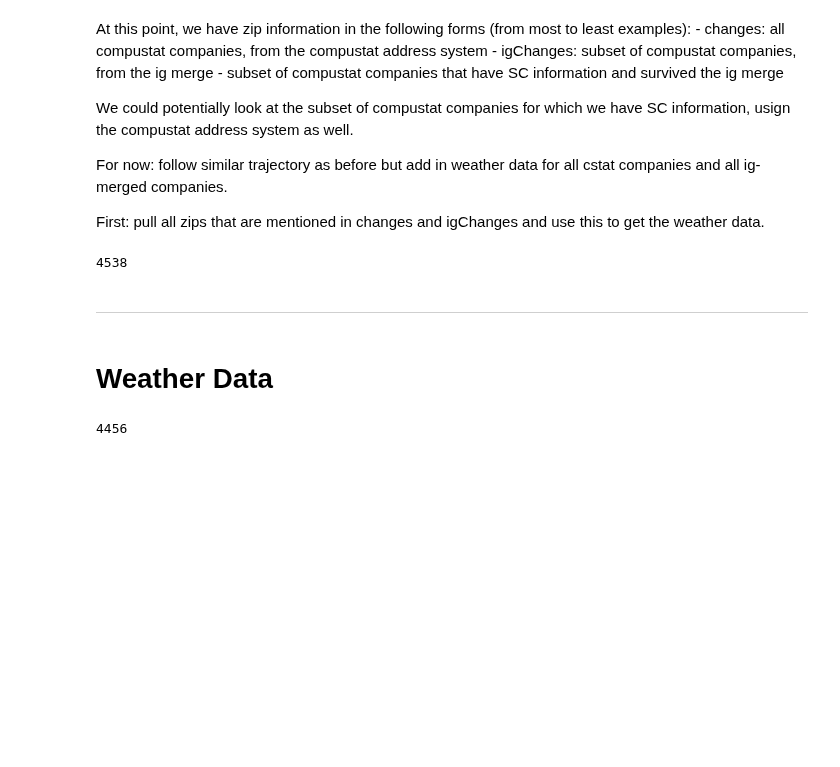
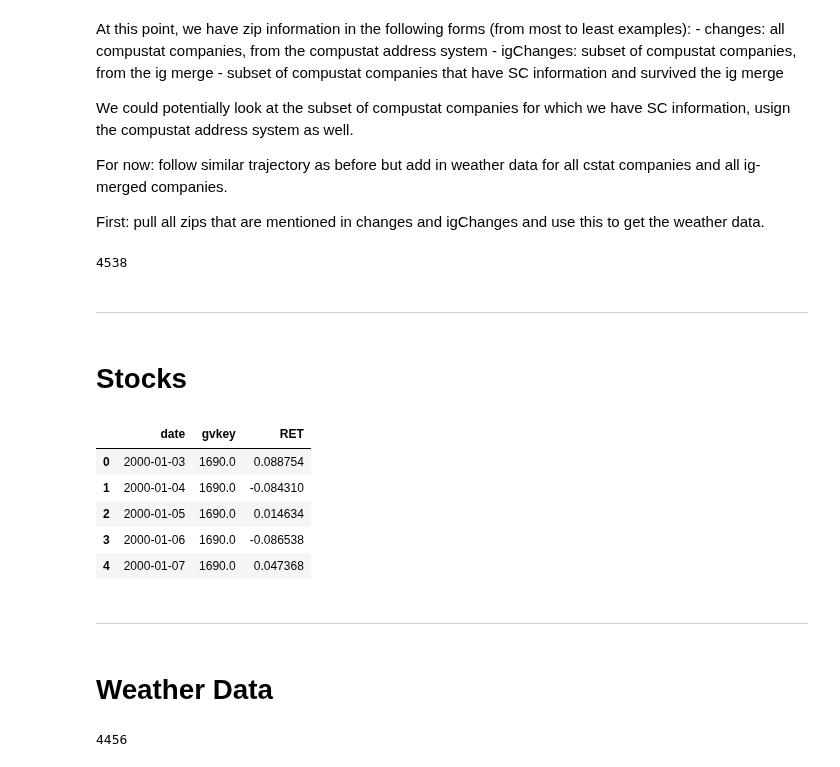
Before and after one commit to brianreed21/extremes, a Jupyter notebook: extremesCleaningCode/linkingExecute.ipynb, the cells around one changed output. Cells and saved outputs as stored; diff of their text form; code cells hidden in the pictures; blank space fills up the shorter version.

```diff
--- a/extremesCleaningCode/linkingExecute.ipynb
+++ b/extremesCleaningCode/linkingExecute.ipynb
@@ -421,6 +225,22 @@ with open(outfile, 'wb') as pickle_file:
     pkl.dump(relevantZips, pickle_file)
 # %% [markdown]
 ------------------------------------------------
+# %% [markdown]
+# Stocks
+# %%
+with open('../../data/stockReturns.pkl', 'rb') as f:
+    stonks = pkl.load(f)[['date','gvkey','RET']]
+# %%
+stonks.head()
+# %% [output]
+|  | date | gvkey | RET |
+| 0 | 2000-01-03 | 1690.0 | 0.088754 |
+| 1 | 2000-01-04 | 1690.0 | -0.084310 |
+| 2 | 2000-01-05 | 1690.0 | 0.014634 |
+| 3 | 2000-01-06 | 1690.0 | -0.086538 |
+| 4 | 2000-01-07 | 1690.0 | 0.047368 |
+# %% [markdown]
+--------------------
 # %% [markdown]
 # Weather Data
 # %%
```
Also changed, not shown: parts of 68 cells of this notebook, 4 other files.
